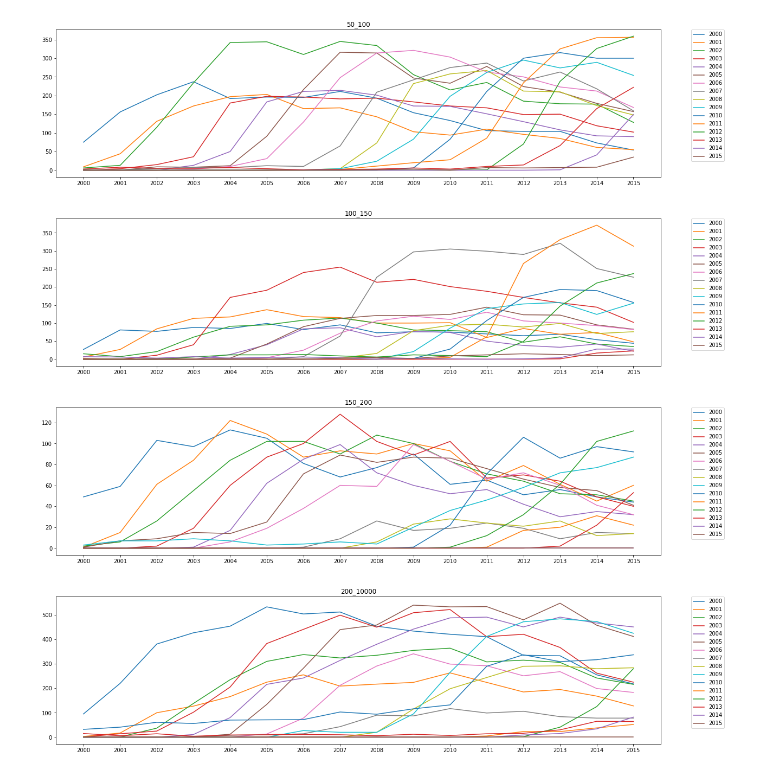
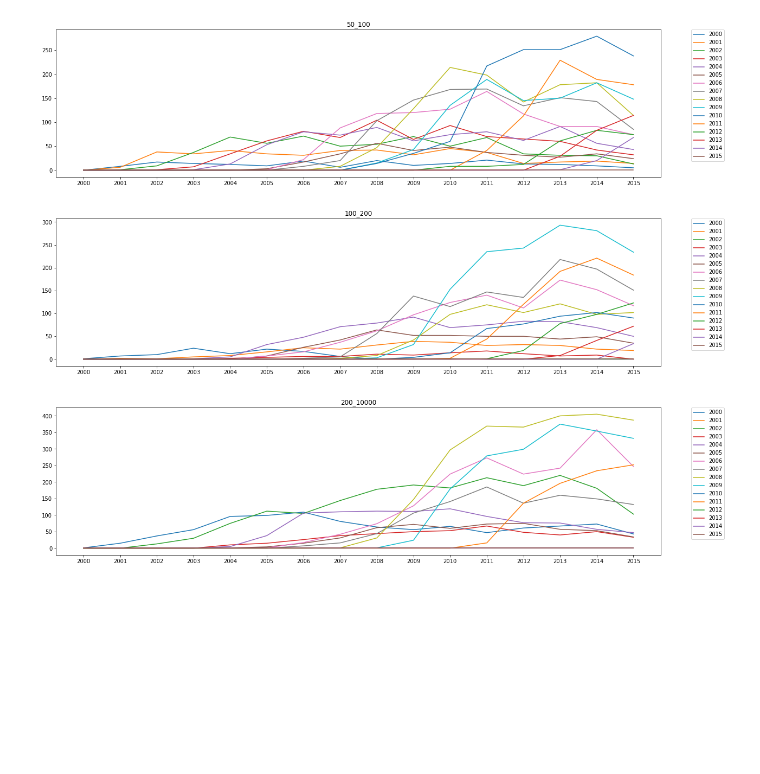
Before and after one commit to shinminjeong/citetrends, a Jupyter notebook: python/Yearmap Plot - flash memory.ipynb, the cells around one changed output. Drawn from its saved outputs; the diff is of its cells as text; code cells hidden in the pictures; blank space fills up the shorter version.

```diff
--- a/python/Yearmap Plot - flash memory.ipynb
+++ b/python/Yearmap Plot - flash memory.ipynb
@@ -5,21 +5,20 @@ import numpy as np
 # %%
 field = "flash_memory"
 files = ["50_100", "100_200", "200_10000"]
 
 for filename in files:
     infile = open('{}/{}.txt'.format(field, filename), 'r')
     data = json.load(infile)
 
     plt.figure(figsize=(20,5))
     plt.title(filename)
     for year in data.keys():
-        plt.plot(data[year].keys(), data[year].values(), label=year)
+        plt.plot(data[year]["cite"].keys(), data[year]["cite"].values(), label=year)
     plt.legend(bbox_to_anchor=(1.05, 1), loc=2, borderaxespad=0.)
 # %% [output]
-[figure, old version]
+[figure, new version]
-[figure, old version]
+[figure, new version]
-[figure, old version]
+[figure, new version]
-[figure, removed]
 # %%
 for filename in files:
     infile = open('{}/{}.txt'.format(field, filename), 'r')
```
Also changed, not shown: parts of 1 cell of this notebook, 25 other files.
